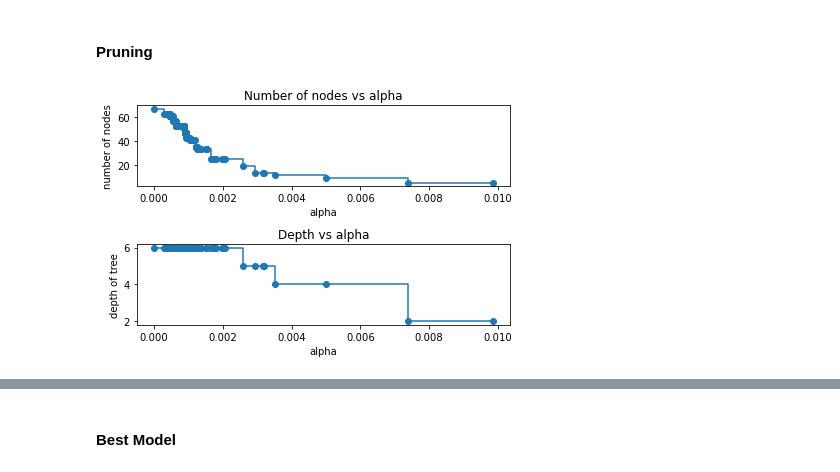
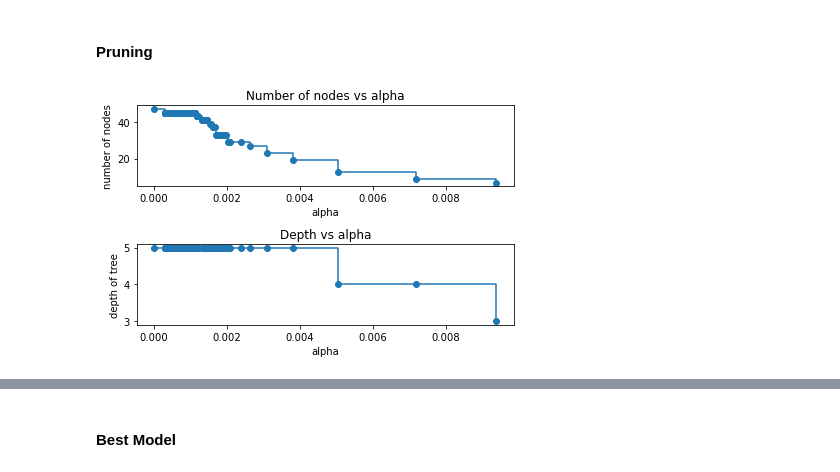
Before and after one commit to claudiagiuspoli/pro-environmental-behaviour, a Jupyter notebook: deciosn tree.ipynb, the cells around one changed output, grey strips where cells are left out. Cells and saved outputs as stored; diff of their text form; code cells hidden in the pictures.

```diff
--- a/deciosn tree.ipynb
+++ b/deciosn tree.ipynb
@@ -346,8 +364,8 @@ df_get_dummies = pd.get_dummies(  cc_num , columns = cat_var)
 X = df_get_dummies.drop('qb5',axis=1)
 y = df_get_dummies.loc[:, df_get_dummies.columns == 'qb5']
 
-seed = 99  # so that the result is reproducible
-X_train, X_test, y_train, y_test = train_test_split(X,y,test_size=0.333, random_state = seed,stratify=y)
+seed = 101  # so that the result is reproducible
+X_train, X_test, y_train, y_test = train_test_split(X,y,test_size=0.30, random_state = seed,stratify=y)
 
 class_weights = compute_class_weight('balanced', classes = np.unique(y_train), y = np.ravel(y_train))
 class_weights
@@ -444,7 +462,7 @@ ccp_alphas, impurities = path.ccp_alphas, path.impurities
 
 clfs = []
 for ccp_alpha in ccp_alphas:
-    clf = DecisionTreeClassifier(criterion = 'entropy' , random_state=seed,ccp_alpha=ccp_alpha, class_weight= {0: 1.56739773 , 1:0.73421448},  max_depth=7, min_samples_split = 7, min_samples_leaf = 1)
+    clf = DecisionTreeClassifier(criterion = 'gini' , random_state=seed,ccp_alpha=ccp_alpha, class_weight= {0: 1.56739773 , 1:0.73421448},  max_depth=7, min_samples_split = 8, min_samples_leaf = 2)
     clf.fit(X_train, y_train)
     clfs.append(clf)
 
@@ -503,7 +521,7 @@ DecisionTreeClassifier(ccp_alpha=0.0008361263263303581,
 # %%
 #fit model with best parameters
 
-clf_pruned = DecisionTreeClassifier(criterion = 'entropy' , random_state=seed,ccp_alpha=0.0008361263263303581, class_weight= {0: 1.56739773 , 1:0.73421448},  max_depth=7, min_samples_split = 7, min_samples_leaf = 1)
+clf_pruned = DecisionTreeClassifier(criterion = 'gini' , random_state=seed,ccp_alpha=0.001345291370309587, class_weight= {0: 1.56739773 , 1:0.73421448},  max_depth=7, min_samples_split = 8, min_samples_leaf = 2)
 clf_pruned.fit(X_train, y_train)
 pred = clf_pruned.predict(X_test)
 accuracy_score(y_test, pred)
@@ -617,7 +644,7 @@ X = df_get_dummies.drop('qb5',axis=1)
 y = df_get_dummies.loc[:, df_get_dummies.columns == 'qb5']
 
 seed = 50  # so that the result is reproducible
-X_train, X_test, y_train, y_test = train_test_split(X,y,test_size=0.333, random_state = seed,stratify=y)
+X_train, X_test, y_train, y_test = train_test_split(X,y,test_size=0.30, random_state = seed,stratify=y)
 
 class_weights = compute_class_weight('balanced', classes = np.unique(y_train), y = np.ravel(y_train))
 class_weights
@@ -711,35 +739,35 @@ path=DecisionTreeClassifier(random_state=1).\
 cost_complexity_pruning_path(X_train, y_train)
 ccp_alphas, impurities = path.ccp_alphas, path.impurities
 
 
 
 clfs = []
 for ccp_alpha in ccp_alphas:
-    clf = DecisionTreeClassifier(criterion = 'gini' , random_state=seed,ccp_alpha=ccp_alpha, class_weight= {0: 0.92727273, 1: 1.08510638},  max_depth=6, min_samples_split =6, min_samples_leaf = 1)
+    clf = DecisionTreeClassifier(criterion = 'entropy' , random_state=seed,ccp_alpha=ccp_alpha, class_weight= {0: 0.92727273, 1: 1.08510638},  max_depth=5, min_samples_split =8, min_samples_leaf = 2)
     clf.fit(X_train, y_train)
     clfs.append(clf)
 
 
 
 
 clfs = clfs[:-1]
 ccp_alphas = ccp_alphas[:-1]
 
 
 node_counts = [clf.tree_.node_count for clf in clfs]
 depth = [clf.tree_.max_depth for clf in clfs]
 fig, ax = plt.subplots(2, 1)
 ax[0].plot(ccp_alphas, node_counts, marker='o', drawstyle="steps-post")
 ax[0].set_xlabel("alpha")
 ax[0].set_ylabel("number of nodes")
 ax[0].set_title("Number of nodes vs alpha")
 ax[1].plot(ccp_alphas, depth, marker='o', drawstyle="steps-post")
 ax[1].set_xlabel("alpha")
 ax[1].set_ylabel("depth of tree")
 ax[1].set_title("Depth vs alpha")
 fig.tight_layout()
 # %% [output]
-[figure, old version]
+[figure, new version]
 # %%
 train_scores = [clf.score(X_train, y_train) for clf in clfs]
 test_scores = [clf.score(X_test, y_test) for clf in clfs]
```
Also changed, not shown: parts of 44 cells of this notebook, 6 other files.
